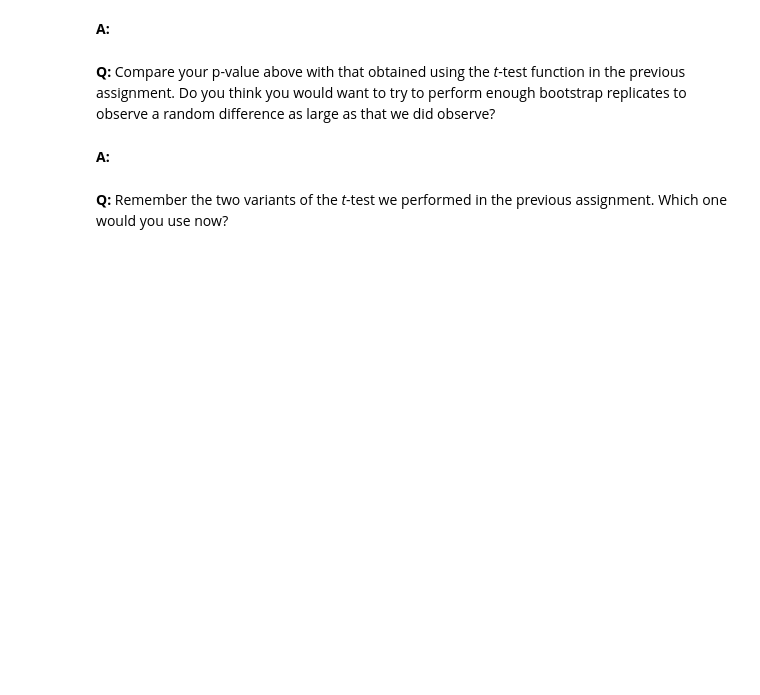
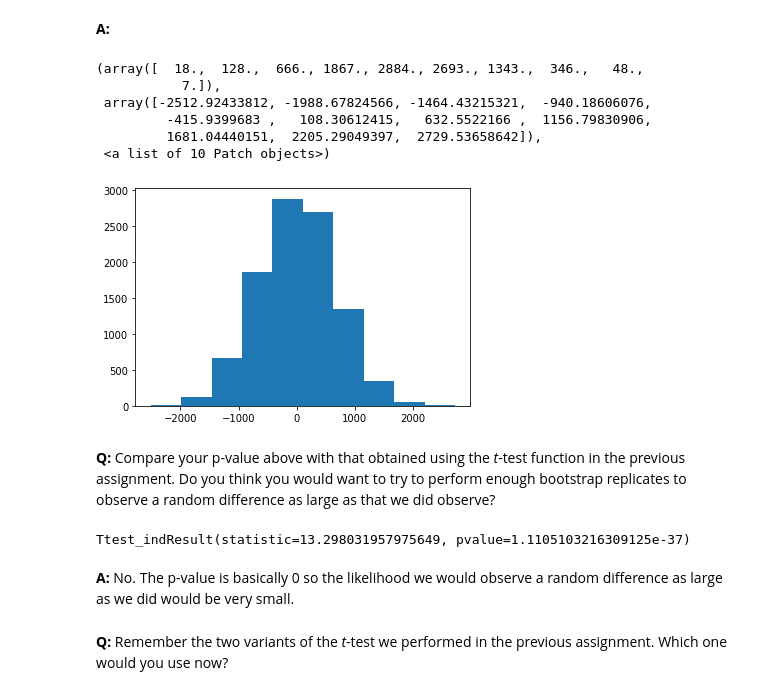
Before and after one commit to davidbuehler07/Mini-Projects, a Jupyter notebook: inferential_statistics_2-Q.ipynb, the cells around one changed output. Cells and saved outputs as stored; diff of their text form; code cells hidden in the pictures; blank space fills up the shorter version.

```diff
--- a/inferential_statistics_2-Q.ipynb
+++ b/inferential_statistics_2-Q.ipynb
@@ -189,9 +195,24 @@ p-value = 0.0
 __Q:__ To put the above result in perspective, plot the histogram of your bootstrapped differences along with lines marking the locations of the observed difference. (Why would we plot more than one line, given that we only have one observed difference?)
 # %% [markdown]
 __A:__
+# %%
+plt.hist(perm_replicates)
+# %% [output]
+(array([  18.,  128.,  666., 1867., 2884., 2693., 1343.,  346.,   48.,
+           7.]),
+ array([-2512.92433812, -1988.67824566, -1464.43215321,  -940.18606076,
+         -415.9399683 ,   108.30612415,   632.5522166 ,  1156.79830906,
+         1681.04440151,  2205.29049397,  2729.53658642]),
+ <a list of 10 Patch objects>)
+[figure, added]
 # %% [markdown]
 __Q:__ Compare your p-value above with that obtained using the _t_-test function in the previous assignment. Do you think you would want to try to perform enough bootstrap replicates to observe a random difference as large as that we did observe?
-# %% [markdown]
-__A:__
+# %%
+from scipy.stats import ttest_ind
+ttest_ind(insured['charges'], uninsured['charges'], equal_var=False)
+# %% [output]
+Ttest_indResult(statistic=13.298031957975649, pvalue=1.1105103216309125e-37)
+# %% [markdown]
+__A:__ No. The p-value is basically 0 so the likelihood we would observe a random difference as large as we did would be very small.
 # %% [markdown]
 __Q:__ Remember the two variants of the _t_-test we performed in the previous assignment. Which one would you use now?
```
Also changed, not shown: parts of 7 cells of this notebook.
